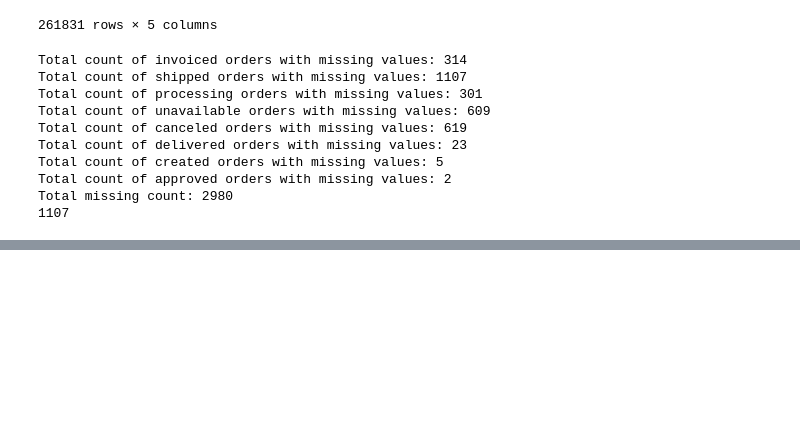
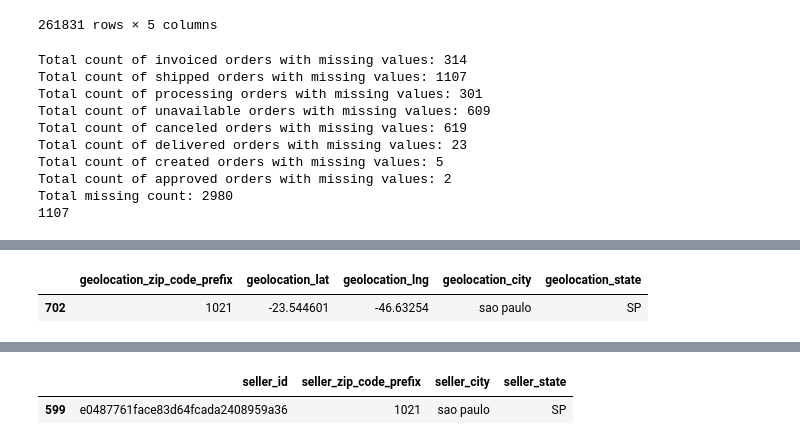
Before and after one commit to FinnMax/olist-python-eda, a Jupyter notebook: notebooks/01_data_understanding.ipynb, the cells around one changed output, grey strips where cells are left out. Drawn from its saved outputs; the diff is of its cells as text; code cells hidden in the pictures; blank space fills up the shorter version.

```diff
--- a/notebooks/01_data_understanding.ipynb
+++ b/notebooks/01_data_understanding.ipynb
@@ -139,0 +243,19 @@ review_missing_values
+# %%
+#Check geolocation columns
+geo_dataset = datasets["olist_geolocation_dataset.csv"].sort_values(by="geolocation_zip_code_prefix", ascending=True)
+#display(geo_dataset.head())
+#display(geo_dataset.shape)
+display(geo_dataset[geo_dataset["geolocation_zip_code_prefix"] == 1021].head(1))
+
+customers_dataset = datasets["olist_customers_dataset.csv"].sort_values(by="customer_zip_code_prefix", ascending=True)
+#display(customers_dataset.head())
+#display(customers_dataset.shape)
+display(customers_dataset[customers_dataset["customer_zip_code_prefix"] == 1021].head(1))
+
+sellers_dataset = datasets["olist_sellers_dataset.csv"].sort_values(by="seller_zip_code_prefix", ascending=True)
+#display(sellers_dataset.head())
+#display(sellers_dataset.shape)
+display(sellers_dataset[sellers_dataset["seller_zip_code_prefix"] == 1021].head(1))
+# %% [output]
+|  | geolocation_zip_code_prefix | geolocation_lat | geolocation_lng | geolocation_city | geolocation_state |
+| 702 | 1021 | -23.544601 | -46.63254 | sao paulo | SP |
@@ -139,0 +264,2 @@ review_missing_values
+|  | seller_id | seller_zip_code_prefix | seller_city | seller_state |
+| 599 | e0487761face83d64fcada2408959a36 | 1021 | sao paulo | SP |
```
Also changed, not shown: parts of 7 cells of this notebook.
